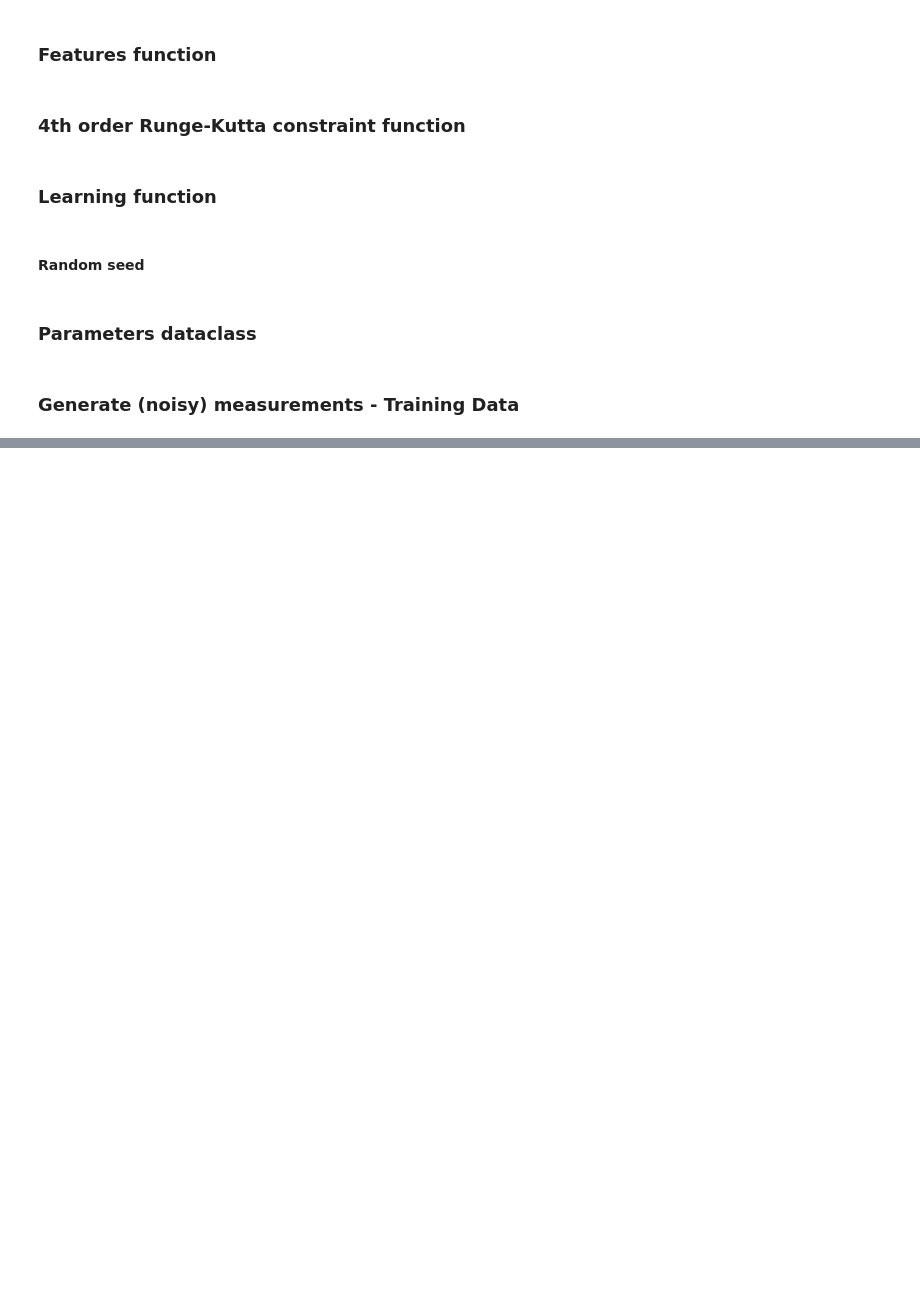
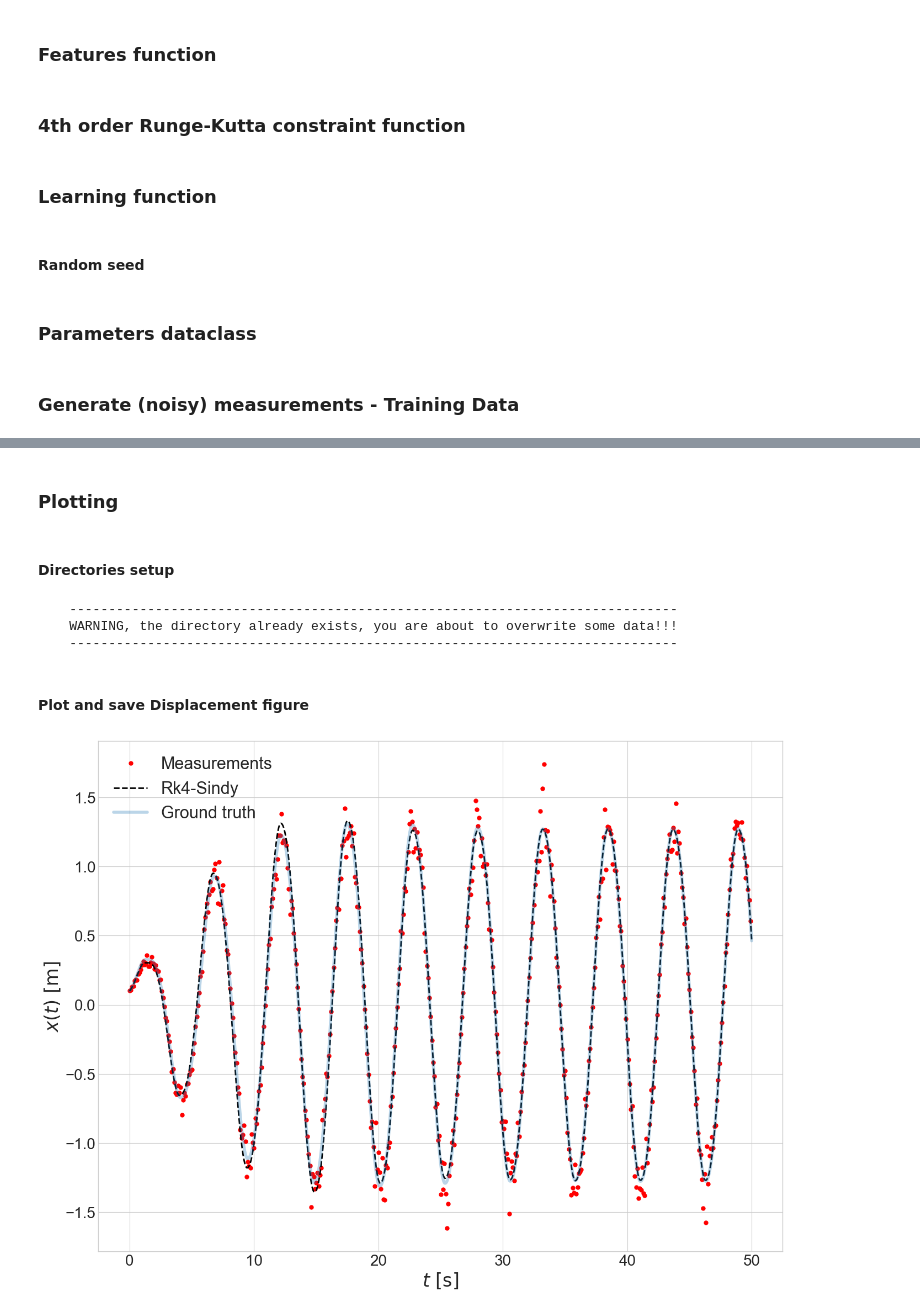
Before and after one commit to xristosl0610/PhI-SINDy, a Jupyter notebook: current/main_CL.ipynb, the cells around one changed output, grey strips where cells are left out. Saved outputs shown, nothing was run; the diff lists cells and outputs as text; code cells hidden in the pictures; blank space fills up the shorter version.

```diff
--- a/current/main_CL.ipynb
+++ b/current/main_CL.ipynb
@@ -290,0 +338,56 @@ Learned_Coeffs
+# %%
+learnt_deri = lambda t, z: (np.array([z[1],
+                                      - 2 * Params.zeta * Params.omega * z[1]
+                                      - Params.omega ** 2 * z[0]
+                                      + apply_features(
+                                            np.expand_dims(z, axis=0),
+                                            t,
+                                            poly_order=Params.poly_order,
+                                            phases=Params.phases,
+                                            sgn_flag=Params.sgn_flag,
+                                            torch_flag=False) @ learnt_coeffs
+                                      + np.cos(Params.forcing_freq * t)]))
+
+sol_learnt = solve_ivp(learnt_deri, [ts[0], ts[-1]], x0, t_eval=ts,)
+x_learnt = np.transpose(sol_learnt.y)
+# %% [markdown]
+### Plotting
+# %% [markdown]
+#### Directories setup
+# %%
+dir_plot_path = "\\\\tudelft.net\\staff-homes\\L\\cllathourakis\\Desktop\\ResearchAssistant\\research\\code\\current\\friction ID results"
+new_dir = "19"
+
+if os.path.isdir(os.path.join(dir_plot_path, new_dir)):
+    print("""
+    ------------------------------------------------------------------------------
+    WARNING, the directory already exists, you are about to overwrite some data!!!
+    ------------------------------------------------------------------------------
+    """, sep=os.linesep)
+else:
+    os.makedirs(os.path.join(dir_plot_path, new_dir))
+# %% [output]
+    ------------------------------------------------------------------------------
+    WARNING, the directory already exists, you are about to overwrite some data!!!
+    ------------------------------------------------------------------------------
+# %% [markdown]
+#### Plot and save Displacement figure
+# %%
+plt.figure(figsize=(16,12))
+
+plt.plot(ts[::20], x[::20, 0], "ro", markersize=5, label="Measurements")
+plt.plot(ts, x_learnt[:, 0], "k--", linewidth=2, label="Rk4-Sindy")
+plt.plot(ts, x_denoised[:, 0], alpha=0.3, linewidth=4, label="Ground truth")
+
+plt.legend(fontsize=22)#, bbox_to_anchor=(1., 0.6))#, loc='upper right')
+plt.xlabel(r"$t \, \, \mathrm{[s]}$", fontsize=24)
+plt.ylabel(r"$x(t) \, \, \mathrm{[m]}$", fontsize=24)
+
+plt.xticks(fontsize=20)
+plt.yticks(fontsize=20)
+
+plt.savefig(os.path.join(dir_plot_path, new_dir, "d.png"), bbox_inches='tight')
+
+plt.show()
+# %% [output]
+[figure, added]
```
Also changed, not shown: parts of 12 cells of this notebook, 5 other files.
